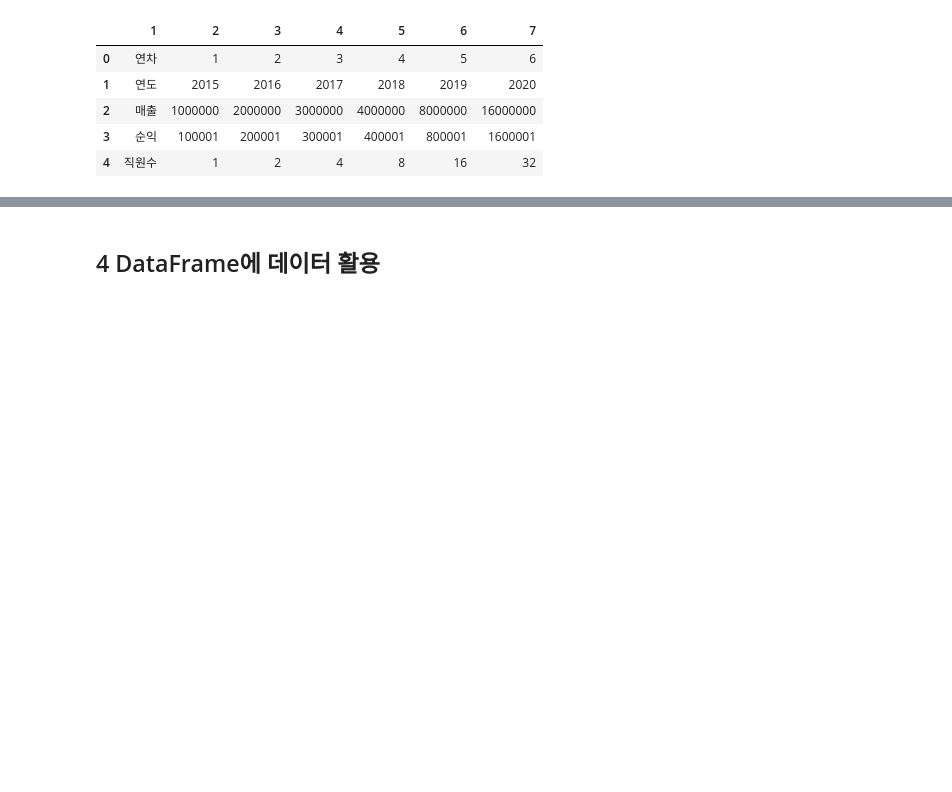
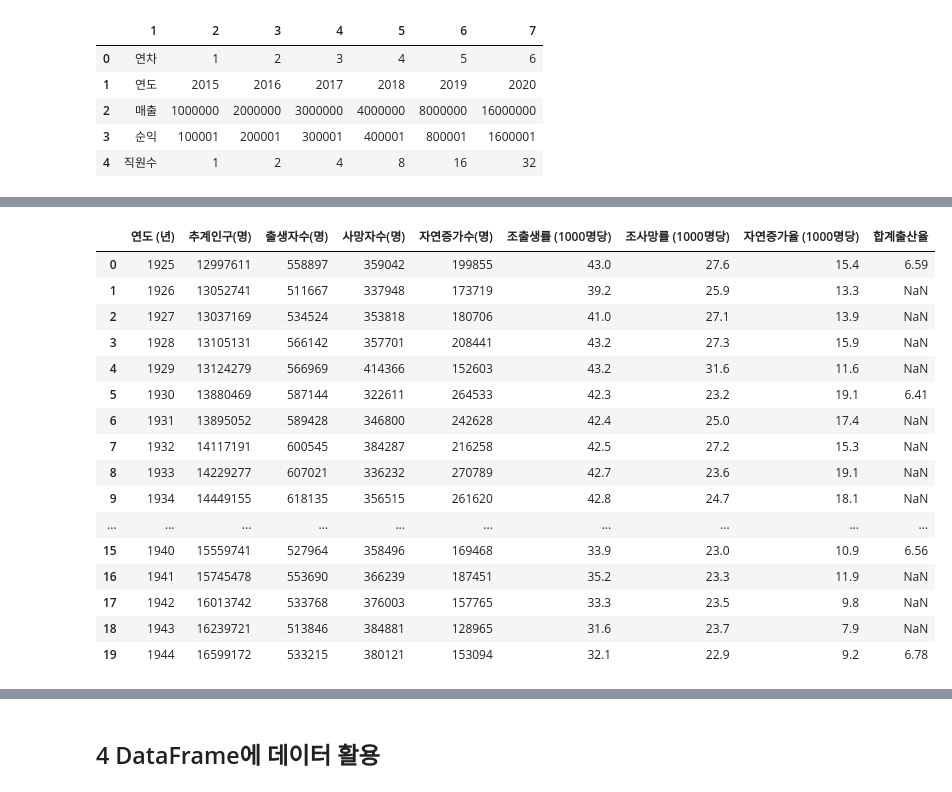
Before and after one commit to 7SH7/data_analysis_python, a Jupyter notebook: pandas_학생용.ipynb, the cells around one changed output, grey strips where cells are left out. Drawn from its saved outputs; the diff is of its cells as text; code cells hidden in the pictures; blank space fills up the shorter version.

```diff
--- a/pandas_학생용.ipynb
+++ b/pandas_학생용.ipynb
@@ -544,0 +1221,20 @@ df = pd.read_html('https://ko.wikipedia.org/wiki/%EB%8C%80%ED%95%9C%EB%AF%BC%EA%
+# %%
+df[4]
+# %% [output]
+|  | 연도 (년) | 추계인구(명) | 출생자수(명) | 사망자수(명) | 자연증가수(명) | 조출생률 (1000명당) | 조사망률 (1000명당) | 자연증가율 (1000명당) | 합계출산율 |
+| 0 | 1925 | 12997611 | 558897 | 359042 | 199855 | 43.0 | 27.6 | 15.4 | 6.59 |
+| 1 | 1926 | 13052741 | 511667 | 337948 | 173719 | 39.2 | 25.9 | 13.3 | NaN |
+| 2 | 1927 | 13037169 | 534524 | 353818 | 180706 | 41.0 | 27.1 | 13.9 | NaN |
+| 3 | 1928 | 13105131 | 566142 | 357701 | 208441 | 43.2 | 27.3 | 15.9 | NaN |
+| 4 | 1929 | 13124279 | 566969 | 414366 | 152603 | 43.2 | 31.6 | 11.6 | NaN |
+| 5 | 1930 | 13880469 | 587144 | 322611 | 264533 | 42.3 | 23.2 | 19.1 | 6.41 |
+| 6 | 1931 | 13895052 | 589428 | 346800 | 242628 | 42.4 | 25.0 | 17.4 | NaN |
+| 7 | 1932 | 14117191 | 600545 | 384287 | 216258 | 42.5 | 27.2 | 15.3 | NaN |
+| 8 | 1933 | 14229277 | 607021 | 336232 | 270789 | 42.7 | 23.6 | 19.1 | NaN |
+| 9 | 1934 | 14449155 | 618135 | 356515 | 261620 | 42.8 | 24.7 | 18.1 | NaN |
+| ... | ... | ... | ... | ... | ... | ... | ... | ... | ... |
+| 15 | 1940 | 15559741 | 527964 | 358496 | 169468 | 33.9 | 23.0 | 10.9 | 6.56 |
+| 16 | 1941 | 15745478 | 553690 | 366239 | 187451 | 35.2 | 23.3 | 11.9 | NaN |
+| 17 | 1942 | 16013742 | 533768 | 376003 | 157765 | 33.3 | 23.5 | 9.8 | NaN |
+| 18 | 1943 | 16239721 | 513846 | 384881 | 128965 | 31.6 | 23.7 | 7.9 | NaN |
+| 19 | 1944 | 16599172 | 533215 | 380121 | 153094 | 32.1 | 22.9 | 9.2 | 6.78 |
```
Also changed, not shown: parts of 110 cells of this notebook, 1 other file.
